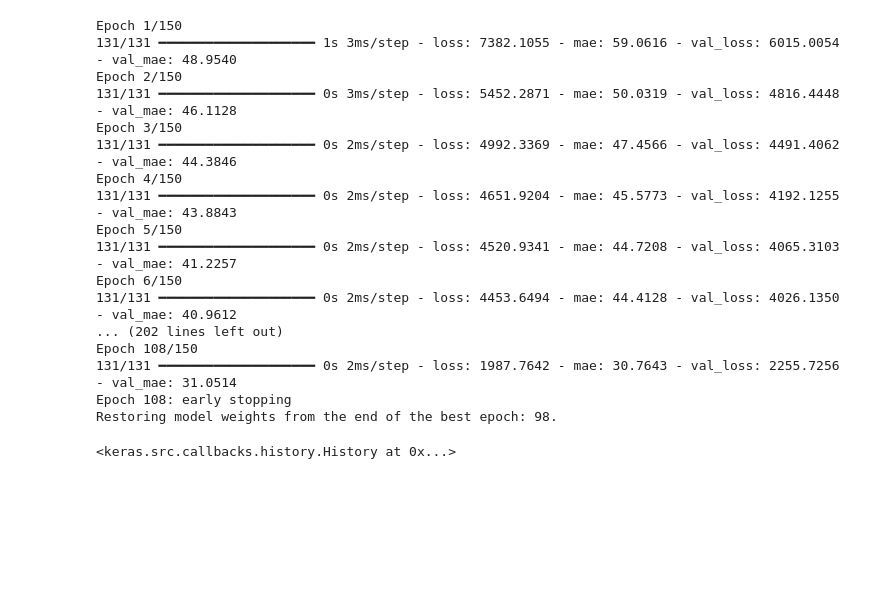
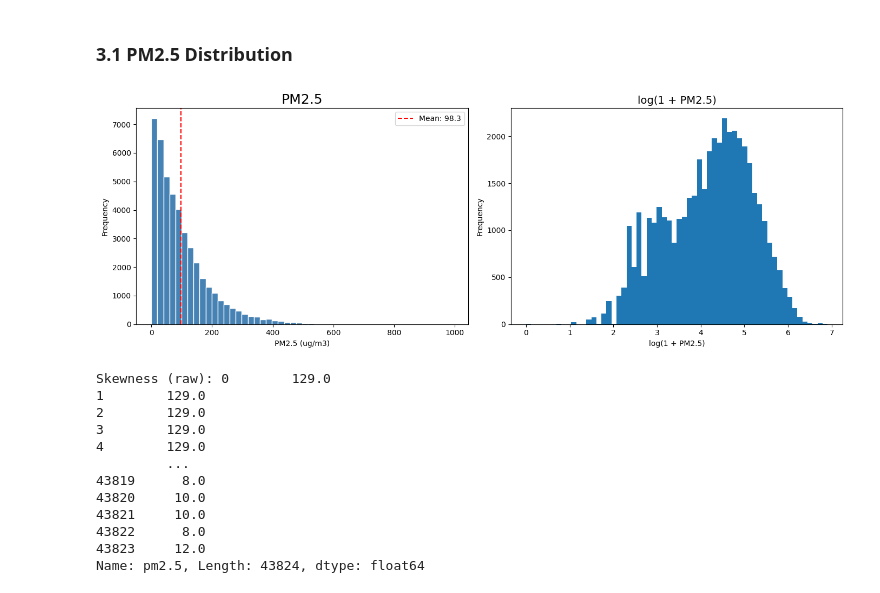
Before and after one commit to PranavPhatak/Air-Quality-Prediction-using-ANN, a Jupyter notebook: main.ipynb, the cells around one changed output. Saved outputs shown, nothing was run; the diff lists cells and outputs as text; code cells hidden in the pictures; blank space fills up the shorter version.

```diff
--- a/main.ipynb
+++ b/main.ipynb
@@ -28,2 +36,4 @@ df.head()
 # %%
 df.drop(columns='No', inplace=True)
+# %%
+df = df.sort_values(['year', 'month', 'day', 'hour']).reset_index(drop=True)
@@ -59,2 +71,0 @@ df.describe()
-# %%
-df.dropna(subset=['pm2.5'], inplace=True)
@@ -184,21 +72,37 @@ callback = EarlyStopping(
-# %%
-model.fit(X_train_processed, y_train, validation_data=(X_test_processed, y_test), epochs=150, batch_size=256, callbacks=callback, verbose=1)
-# %% [output]
-Epoch 1/150
-131/131 ━━━━━━━━━━━━━━━━━━━━ 1s 3ms/step - loss: 7382.1055 - mae: 59.0616 - val_loss: 6015.0054 - val_mae: 48.9540
-Epoch 2/150
-131/131 ━━━━━━━━━━━━━━━━━━━━ 0s 3ms/step - loss: 5452.2871 - mae: 50.0319 - val_loss: 4816.4448 - val_mae: 46.1128
-Epoch 3/150
-131/131 ━━━━━━━━━━━━━━━━━━━━ 0s 2ms/step - loss: 4992.3369 - mae: 47.4566 - val_loss: 4491.4062 - val_mae: 44.3846
-Epoch 4/150
-131/131 ━━━━━━━━━━━━━━━━━━━━ 0s 2ms/step - loss: 4651.9204 - mae: 45.5773 - val_loss: 4192.1255 - val_mae: 43.8843
-Epoch 5/150
-131/131 ━━━━━━━━━━━━━━━━━━━━ 0s 2ms/step - loss: 4520.9341 - mae: 44.7208 - val_loss: 4065.3103 - val_mae: 41.2257
-Epoch 6/150
-131/131 ━━━━━━━━━━━━━━━━━━━━ 0s 2ms/step - loss: 4453.6494 - mae: 44.4128 - val_loss: 4026.1350 - val_mae: 40.9612
-... (202 lines left out)
-Epoch 108/150
-131/131 ━━━━━━━━━━━━━━━━━━━━ 0s 2ms/step - loss: 1987.7642 - mae: 30.7643 - val_loss: 2255.7256 - val_mae: 31.0514
-Epoch 108: early stopping
-Restoring model weights from the end of the best epoch: 98.
-<keras.src.callbacks.history.History at 0x...>
+# %%
+df['pm2.5'] = df['pm2.5'].interpolate(method='linear', limit_direction='both')
+# %% [markdown]
+### 3.1 PM2.5 Distribution
+# %%
+fig, axes = plt.subplots(1, 2, figsize=(14, 5))
+
+axes[0].hist(df['pm2.5'], bins=50, color='steelblue', edgecolor='white')
+axes[0].set_title('PM2.5', fontsize=18)
+axes[0].set_xlabel('PM2.5 (ug/m3)')
+axes[0].set_ylabel('Frequency')
+axes[0].axvline(df['pm2.5'].mean(), color='red', linestyle='--', label=f"Mean: {df['pm2.5'].mean():.1f}")
+axes[0].legend()
+
+axes[1].hist(np.log1p(df['pm2.5']), bins=60)
+axes[1].set_title('log(1 + PM2.5)', fontsize=14)
+axes[1].set_xlabel('log(1 + PM2.5)')
+axes[1].set_ylabel('Frequency')
+
+plt.tight_layout()
+plt.show()
+
+print(f"Skewness (raw): {df['pm2.5']}")
+# %% [output]
+[figure, added]
+Skewness (raw): 0        129.0
+1        129.0
+2        129.0
+3        129.0
+4        129.0
+         ...
+43819      8.0
+43820     10.0
+43821     10.0
+43822      8.0
+43823     12.0
+Name: pm2.5, Length: 43824, dtype: float64
```
Also changed, not shown: parts of 54 cells of this notebook, 8 other files.
